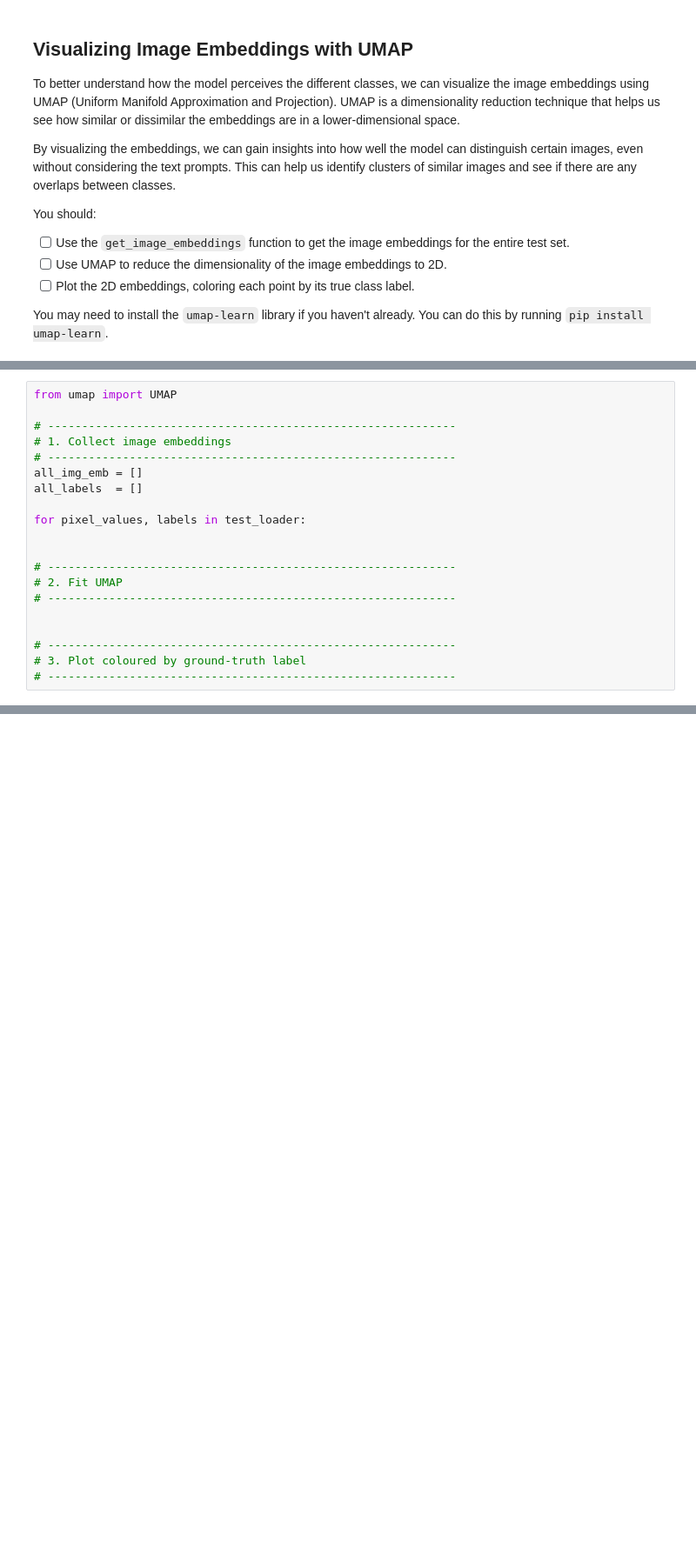
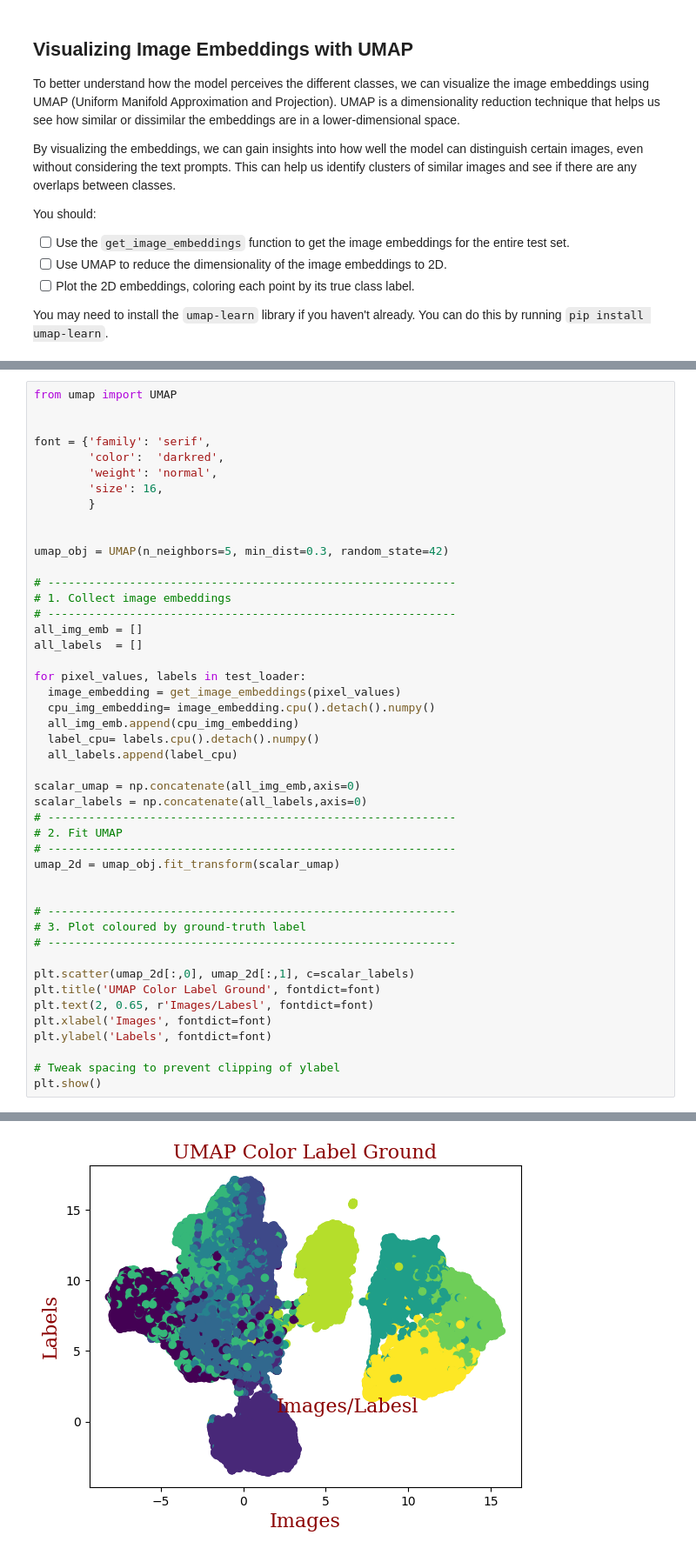
Before and after one commit to torontodeveloper/deep_learning, a Jupyter notebook: 02_activities/assignments/assignment_2.ipynb, the cells around one changed output, grey strips where cells are left out. Shown at 87% size. Saved outputs shown, nothing was run; the diff lists cells and outputs as text; blank space fills up the shorter version.

```diff
--- a/02_activities/assignments/assignment_2.ipynb
+++ b/02_activities/assignments/assignment_2.ipynb
@@ -320,6 +478,16 @@ Requirement already satisfied: joblib>=0.11 in /usr/local/lib/python3.11/dist-pa
 Requirement already satisfied: threadpoolctl>=3.1.0 in /usr/local/lib/python3.11/dist-packages (from scikit-learn>=1.6->umap-learn) (3.6.0)
 # %%
 from umap import UMAP
+
+
+font = {'family': 'serif',
+        'color':  'darkred',
+        'weight': 'normal',
+        'size': 16,
+        }
+
+
+umap_obj = UMAP(n_neighbors=5, min_dist=0.3, random_state=42)
 
 # ------------------------------------------------------------
 # 1. Collect image embeddings
@@ -328,14 +496,30 @@ all_img_emb = []
 all_labels  = []
 
 for pixel_values, labels in test_loader:
+  image_embedding = get_image_embeddings(pixel_values)
+  cpu_img_embedding= image_embedding.cpu().detach().numpy()
+  all_img_emb.append(cpu_img_embedding)
+  label_cpu= labels.cpu().detach().numpy()
+  all_labels.append(label_cpu)
 
-
+scalar_umap = np.concatenate(all_img_emb,axis=0)
+scalar_labels = np.concatenate(all_labels,axis=0)
 # ------------------------------------------------------------
 # 2. Fit UMAP
 # ------------------------------------------------------------
+umap_2d = umap_obj.fit_transform(scalar_umap)
 
 
 # ------------------------------------------------------------
 # 3. Plot coloured by ground-truth label
 # ------------------------------------------------------------
+
+plt.scatter(umap_2d[:,0], umap_2d[:,1], c=scalar_labels)
+plt.title('UMAP Color Label Ground', fontdict=font)
+plt.text(2, 0.65, r'Images/Labesl', fontdict=font)
+plt.xlabel('Images', fontdict=font)
+plt.ylabel('Labels', fontdict=font)
+
+# Tweak spacing to prevent clipping of ylabel
+plt.show()
 # %% [output]
@@ -342,0 +526 @@ SyntaxError: incomplete input (ipython-input-12-629850270.py, line 19)
+[figure, added]
```
Also changed, not shown: parts of 25 cells of this notebook.
